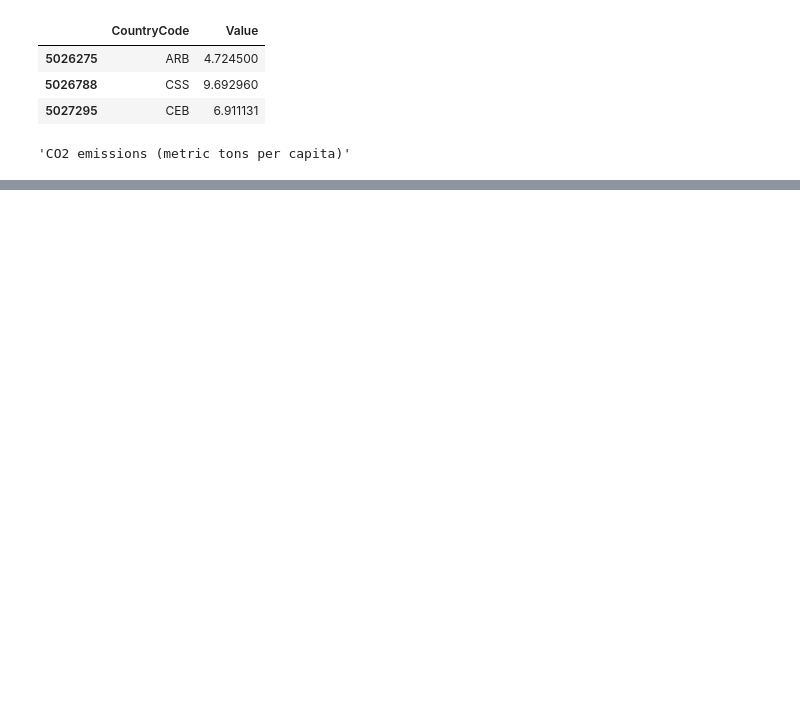
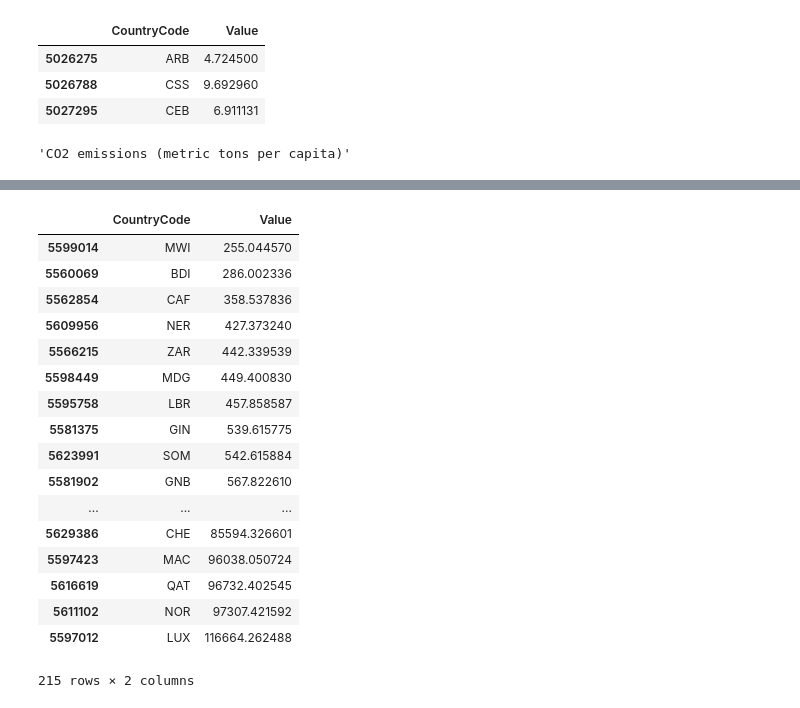
Before and after one commit to SYYoung/UCSD_DataScience, a Jupyter notebook: Python4DataScience/Week 5/Week5Note.ipynb, the cells around one changed output, grey strips where cells are left out. Drawn from its saved outputs; the diff is of its cells as text; code cells hidden in the pictures; blank space fills up the shorter version.

```diff
--- a/Python4DataScience/Week 5/Week5Note.ipynb
+++ b/Python4DataScience/Week 5/Week5Note.ipynb
@@ -384,3 +384,12 @@ from IPython.display import HTML
 HTML('<iframe src=plot_data.html width=900 height=700></iframe>')
 # %% [output]
 [interactive output not drawn]
+# %%
+hist_indicator = 'GDP per capita \(current US'
+hist_year = 2014
+
+mask1 = data.IndicatorName.str.contains(hist_indicator)
+mask2 = data.Year.isin([hist_year])
+
+data1 = data[mask1 & mask2]
+data1.head(3)
@@ -386,0 +401,4 @@ HTML('<iframe src=plot_data.html width=900 height=700></iframe>')
+# %%
+#data[data.IndicatorName.str.contains('GDP per capita')].IndicatorName.unique()
+plot_data = data1[['CountryCode', 'Value']]
+plot_data.head(3)
@@ -386,0 +439,21 @@ HTML('<iframe src=plot_data.html width=900 height=700></iframe>')
+# %%
+plot_data.sort_values(by='Value')
+# %% [output]
+|  | CountryCode | Value |
+| 5599014 | MWI | 255.044570 |
+| 5560069 | BDI | 286.002336 |
+| 5562854 | CAF | 358.537836 |
+| 5609956 | NER | 427.373240 |
+| 5566215 | ZAR | 442.339539 |
+| 5598449 | MDG | 449.400830 |
+| 5595758 | LBR | 457.858587 |
+| 5581375 | GIN | 539.615775 |
+| 5623991 | SOM | 542.615884 |
+| 5581902 | GNB | 567.822610 |
+| ... | ... | ... |
+| 5629386 | CHE | 85594.326601 |
+| 5597423 | MAC | 96038.050724 |
+| 5616619 | QAT | 96732.402545 |
+| 5611102 | NOR | 97307.421592 |
+| 5597012 | LUX | 116664.262488 |
+215 rows × 2 columns
```
Also changed, not shown: parts of 7 cells of this notebook, 1 other file.
